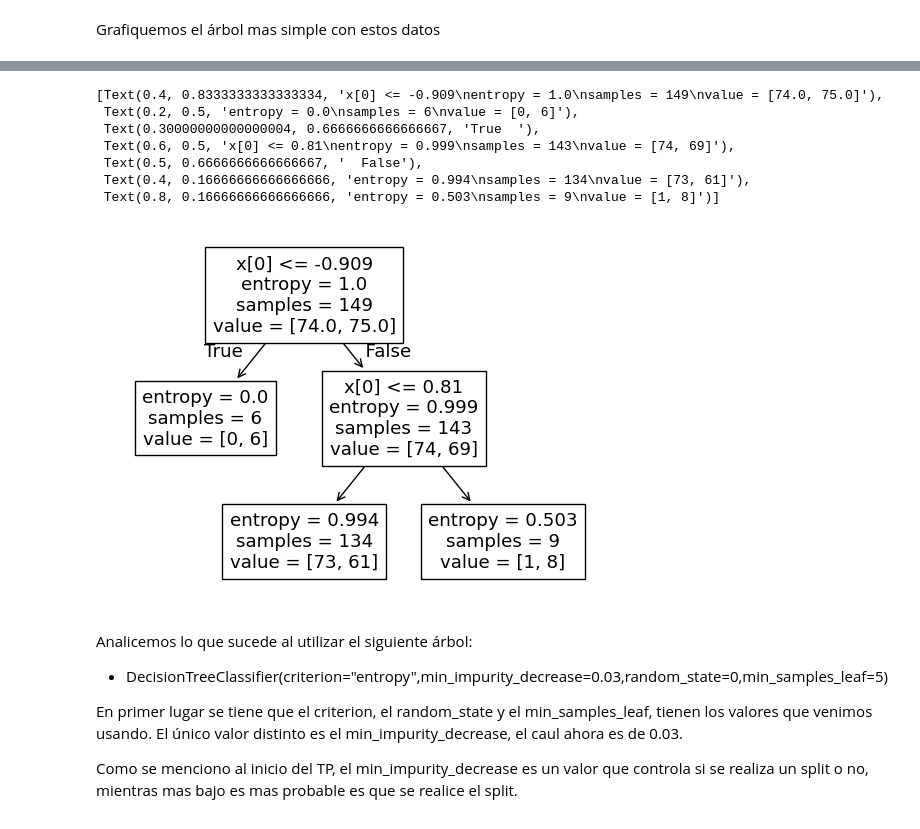
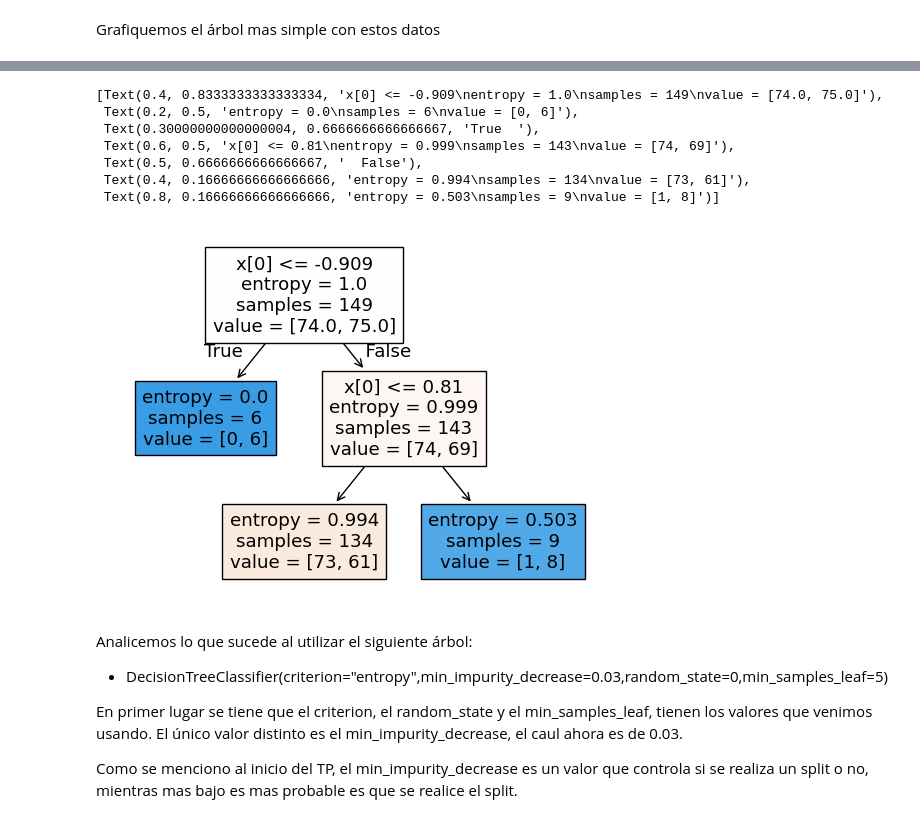
Before and after one commit to DonBerge/IIA-TPS, a Jupyter notebook: TP3/IIA24_ML_Generacion.ipynb, the cells around one changed output, grey strips where cells are left out. Drawn from its saved outputs; the diff is of its cells as text; code cells hidden in the pictures.

```diff
--- a/TP3/IIA24_ML_Generacion.ipynb
+++ b/TP3/IIA24_ML_Generacion.ipynb
@@ -1090,23 +1094,23 @@ tree.plot_tree(clf, filled=True)
 # %%
 clf = DecisionTreeClassifier(criterion="entropy",min_impurity_decrease=0.03,random_state=0,min_samples_leaf=5)
 
 coords = [[x,y] for x,y,_ in puntos]
 clases = [c for _,_,c in puntos]
 
 X_train, X_test, Y_train, Y_test = train_test_split(coords, clases, random_state=0)
 
 clf.fit(X_train, Y_train)
 plt.figure()
-tree.plot_tree(clf)
+tree.plot_tree(clf, filled=True)
 # %% [output]
 [Text(0.4, 0.8333333333333334, 'x[0] <= -0.909\nentropy = 1.0\nsamples = 149\nvalue = [74.0, 75.0]'),
  Text(0.2, 0.5, 'entropy = 0.0\nsamples = 6\nvalue = [0, 6]'),
  Text(0.30000000000000004, 0.6666666666666667, 'True  '),
  Text(0.6, 0.5, 'x[0] <= 0.81\nentropy = 0.999\nsamples = 143\nvalue = [74, 69]'),
  Text(0.5, 0.6666666666666667, '  False'),
  Text(0.4, 0.16666666666666666, 'entropy = 0.994\nsamples = 134\nvalue = [73, 61]'),
  Text(0.8, 0.16666666666666666, 'entropy = 0.503\nsamples = 9\nvalue = [1, 8]')]
-[figure, old version]
+[figure, new version]
 # %% [markdown]
 Analicemos lo que sucede al utilizar el siguiente árbol:
 * DecisionTreeClassifier(criterion="entropy",min_impurity_decrease=0.03,random_state=0,min_samples_leaf=5)
```
Also changed, not shown: parts of 3 cells of this notebook.
